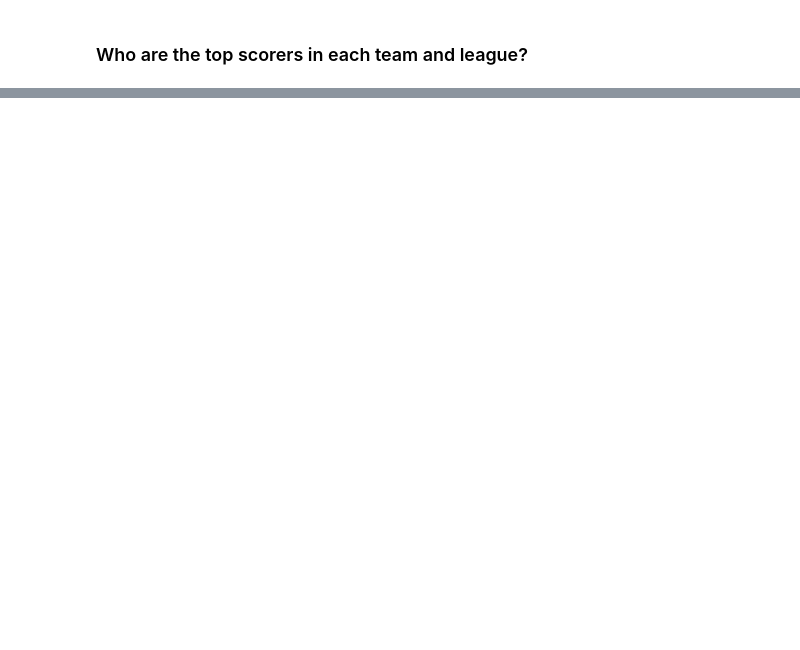
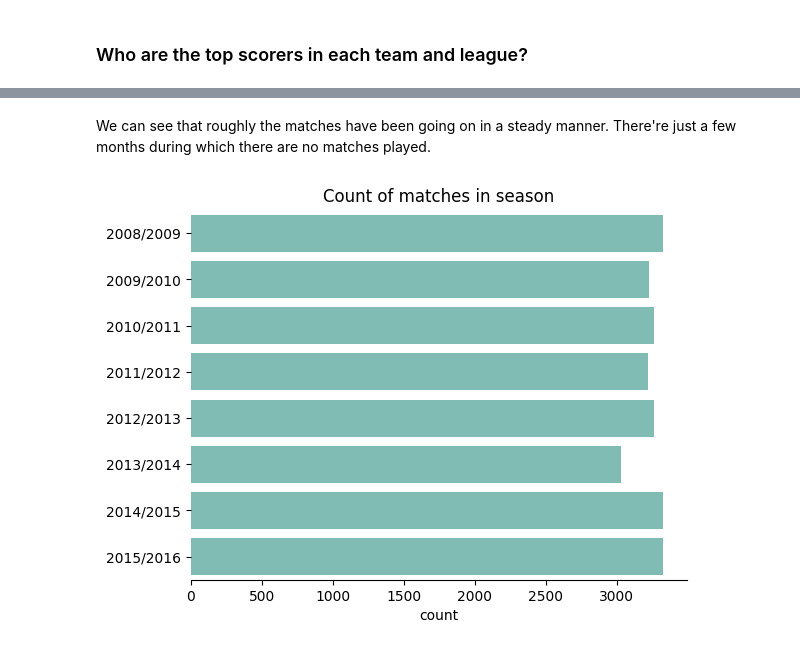
Before and after one commit to Vienmarskinis/football_matches, a Jupyter notebook: data_cleaning.ipynb, the cells around one changed output, grey strips where cells are left out. Cells and saved outputs as stored; diff of their text form; code cells hidden in the pictures; blank space fills up the shorter version.

```diff
--- a/data_cleaning.ipynb
+++ b/data_cleaning.ipynb
@@ -313,0 +408,15 @@ duckdb.
+# %% [markdown]
+We can see that roughly the matches have been going on in a steady manner. There're just a few months during which there are no matches played.
+# %%
+season_matches = duckdb.query("""
+             SELECT season, COUNT(1) AS count
+             FROM MATCH
+             GROUP BY season
+""").to_df()
+
+sns.barplot(season_matches, x="count", y="season", color=figure_colors[4])
+plt.title("Count of matches in season")
+plt.ylabel("")
+sns.despine(left=True)
+# %% [output]
+[figure, added]
```
Also changed, not shown: parts of 149 cells of this notebook, 4 other files.
